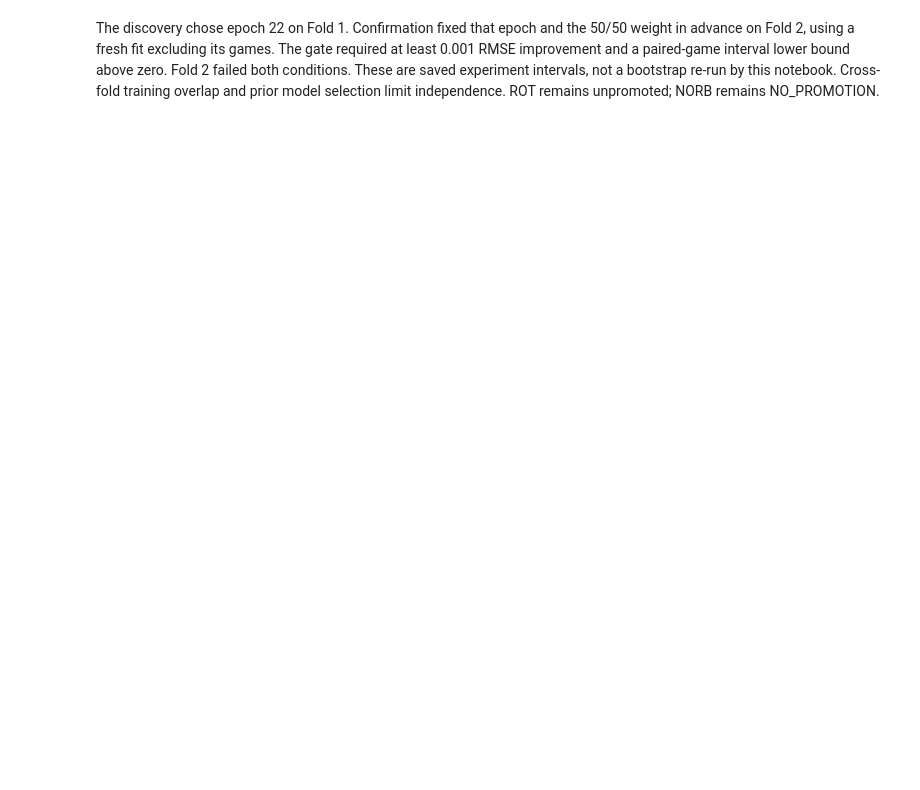
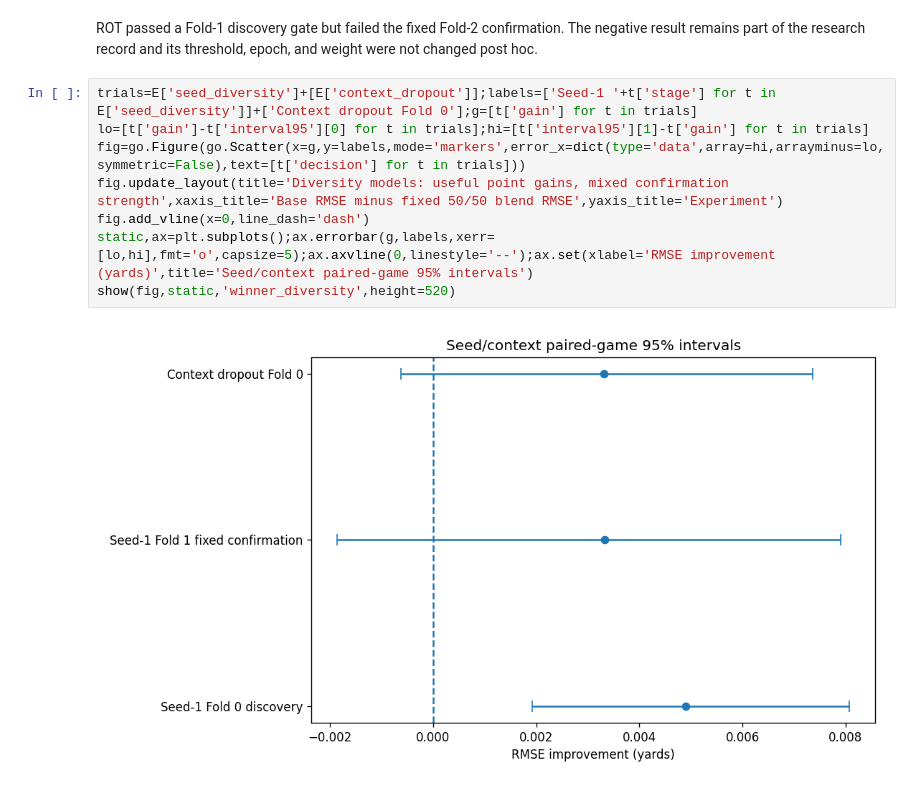
Before and after one commit to alvaromendizabal/nfl-player-trajectory, a Jupyter notebook: research/RECENT_MODELS.ipynb, the cells around one changed output. Cells and saved outputs as stored; diff of their text form; blank space fills up the shorter version.

```diff
--- a/research/RECENT_MODELS.ipynb
+++ b/research/RECENT_MODELS.ipynb
@@ -62,2 +56,12 @@ show(fig,static,'winner_confirmation')
-# %% [markdown]
-The discovery chose epoch 22 on Fold 1. Confirmation fixed that epoch and the 50/50 weight in advance on Fold 2, using a fresh fit excluding its games. The gate required at least 0.001 RMSE improvement and a paired-game interval lower bound above zero. Fold 2 failed both conditions. These are saved experiment intervals, not a bootstrap re-run by this notebook. Cross-fold training overlap and prior model selection limit independence. ROT remains unpromoted; NORB remains NO_PROMOTION.
+# %% [markdown]
+ROT passed a Fold-1 discovery gate but failed the fixed Fold-2 confirmation. The negative result remains part of the research record and its threshold, epoch, and weight were not changed post hoc.
+# %%
+trials=E['seed_diversity']+[E['context_dropout']];labels=['Seed-1 '+t['stage'] for t in E['seed_diversity']]+['Context dropout Fold 0'];g=[t['gain'] for t in trials]
+lo=[t['gain']-t['interval95'][0] for t in trials];hi=[t['interval95'][1]-t['gain'] for t in trials]
+fig=go.Figure(go.Scatter(x=g,y=labels,mode='markers',error_x=dict(type='data',array=hi,arrayminus=lo,symmetric=False),text=[t['decision'] for t in trials]))
+fig.update_layout(title='Diversity models: useful point gains, mixed confirmation strength',xaxis_title='Base RMSE minus fixed 50/50 blend RMSE',yaxis_title='Experiment')
+fig.add_vline(x=0,line_dash='dash')
+static,ax=plt.subplots();ax.errorbar(g,labels,xerr=[lo,hi],fmt='o',capsize=5);ax.axvline(0,linestyle='--');ax.set(xlabel='RMSE improvement (yards)',title='Seed/context paired-game 95% intervals')
+show(fig,static,'winner_diversity',height=520)
+# %% [output]
+[figure, added]
```
Also changed, not shown: parts of 18 cells of this notebook, 7 other files.
